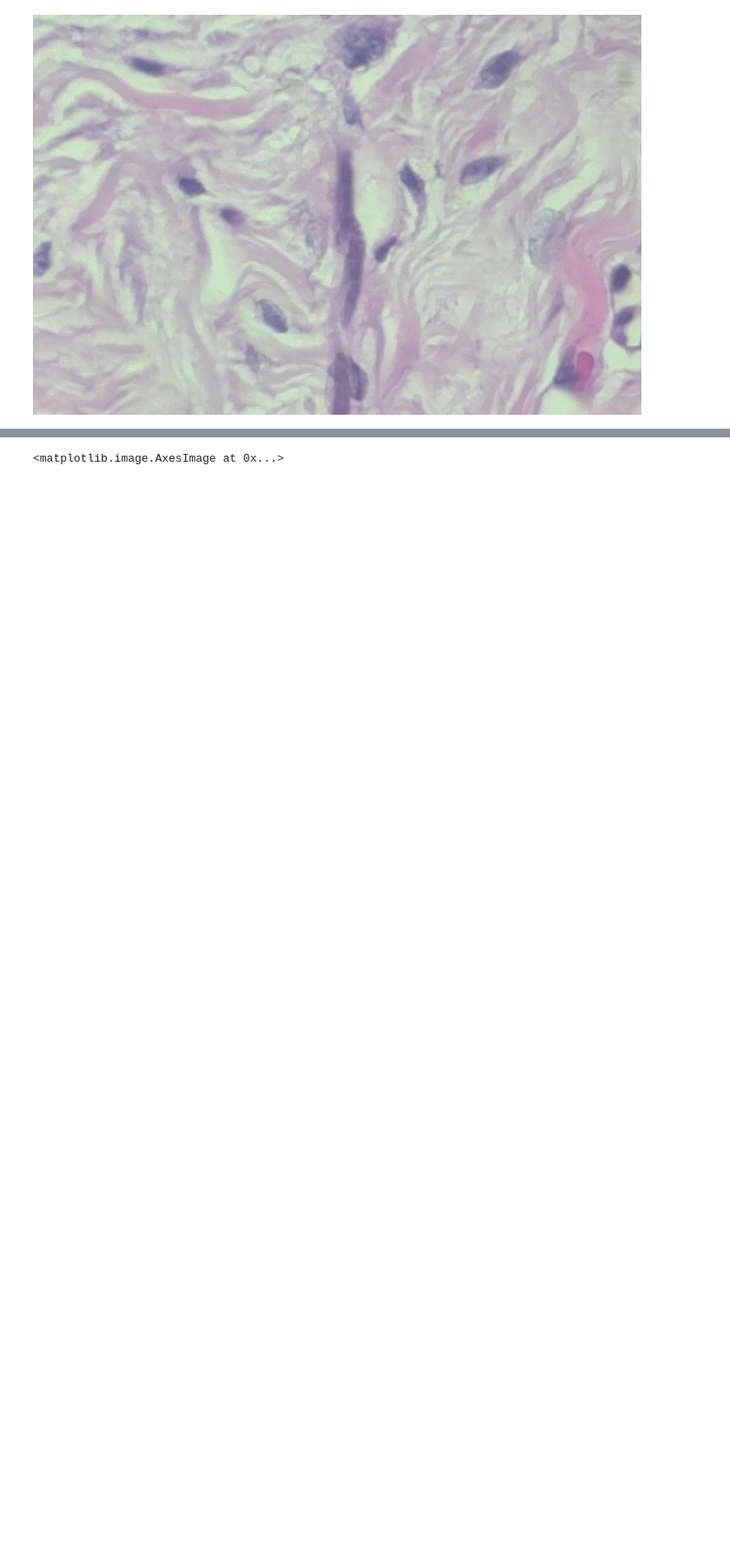
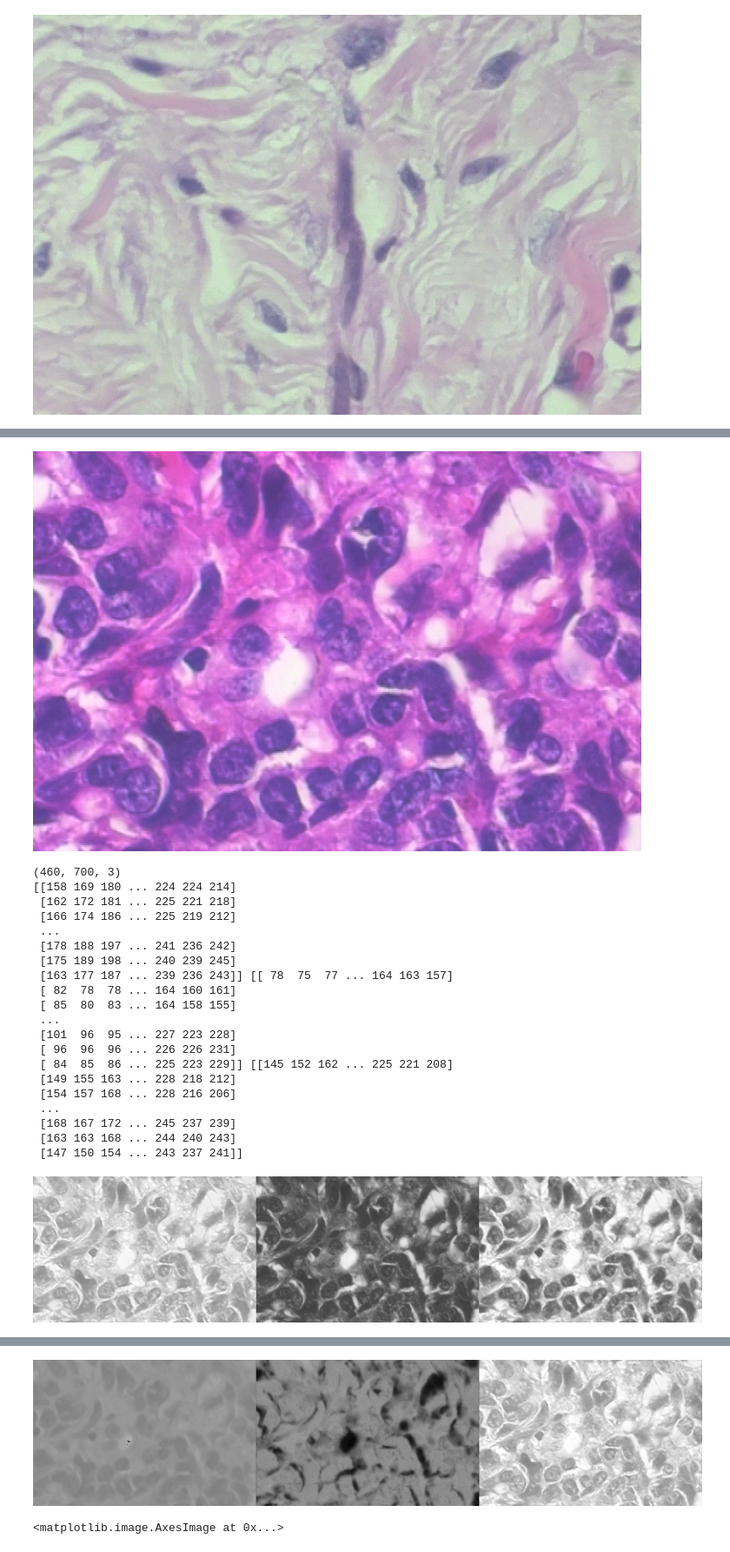
Before and after one commit to Nadeem-Anwar/Nadeem-Anwar, a Jupyter notebook: Cancer.ipynb, the cells around one changed output, grey strips where cells are left out. Shown at 87% size. Drawn from its saved outputs; the diff is of its cells as text; code cells hidden in the pictures; blank space fills up the shorter version.

```diff
--- a/Cancer.ipynb
+++ b/Cancer.ipynb
@@ -407,0 +733,47 @@ array([[[145, 129, 158],
+# %%
+# https://www.codespeedy.com/splitting-rgb-and-hsv-values-in-an-image-using-opencv-python/
+
+import numpy as np
+import cv2
+#color = cv2.imread("butterfly.jpg", 1)
+color = Mx_train[10]
+cv2_imshow(color)
+#cv2.moveWindow("Image",0,0)
+print(color.shape)
+height,width,channels = color.shape
+b,g,r = cv2.split(color)
+print(b,g,r)
+rgb_split = np.empty([height,width*3,3],'uint8')
+rgb_split[:, 0:width] = cv2.merge([b,b,b])
+rgb_split[:, width:width*2] = cv2.merge([g,g,g])
+rgb_split[:, width*2:width*3] = cv2.merge([r,r,r])
+cv2_imshow(rgb_split)
+#cv2.moveWindow("Channels",0,height)
+hsv = cv2.cvtColor(color, cv2.COLOR_BGR2HSV)
+h,s,v = cv2.split(hsv)
+print(h,s,v)
+hsv_split = np.concatenate((h,s,v),axis=1)
+cv2_imshow(hsv_split)
+# %% [output]
+[figure, added]
+(460, 700, 3)
+[[158 169 180 ... 224 224 214]
+ [162 172 181 ... 225 221 218]
+ [166 174 186 ... 225 219 212]
+ ...
+ [178 188 197 ... 241 236 242]
+ [175 189 198 ... 240 239 245]
+ [163 177 187 ... 239 236 243]] [[ 78  75  77 ... 164 163 157]
+ [ 82  78  78 ... 164 160 161]
+ [ 85  80  83 ... 164 158 155]
+ ...
+ [101  96  95 ... 227 223 228]
+ [ 96  96  96 ... 226 226 231]
+ [ 84  85  86 ... 225 223 229]] [[145 152 162 ... 225 221 208]
+ [149 155 163 ... 228 218 212]
+ [154 157 168 ... 228 216 206]
+ ...
+ [168 167 172 ... 245 237 239]
+ [163 163 168 ... 244 240 243]
+ [147 150 154 ... 243 237 241]]
+[figure, added]
@@ -408,3 +799,4 @@ array([[[145, 129, 158],
+[figure, added]
 # %%
 def binarise(img):
   #imgg = cv2.cvtColor(img, cv2.COLOR_RGB2GRAY)
```
Also changed, not shown: parts of 20 cells of this notebook.
